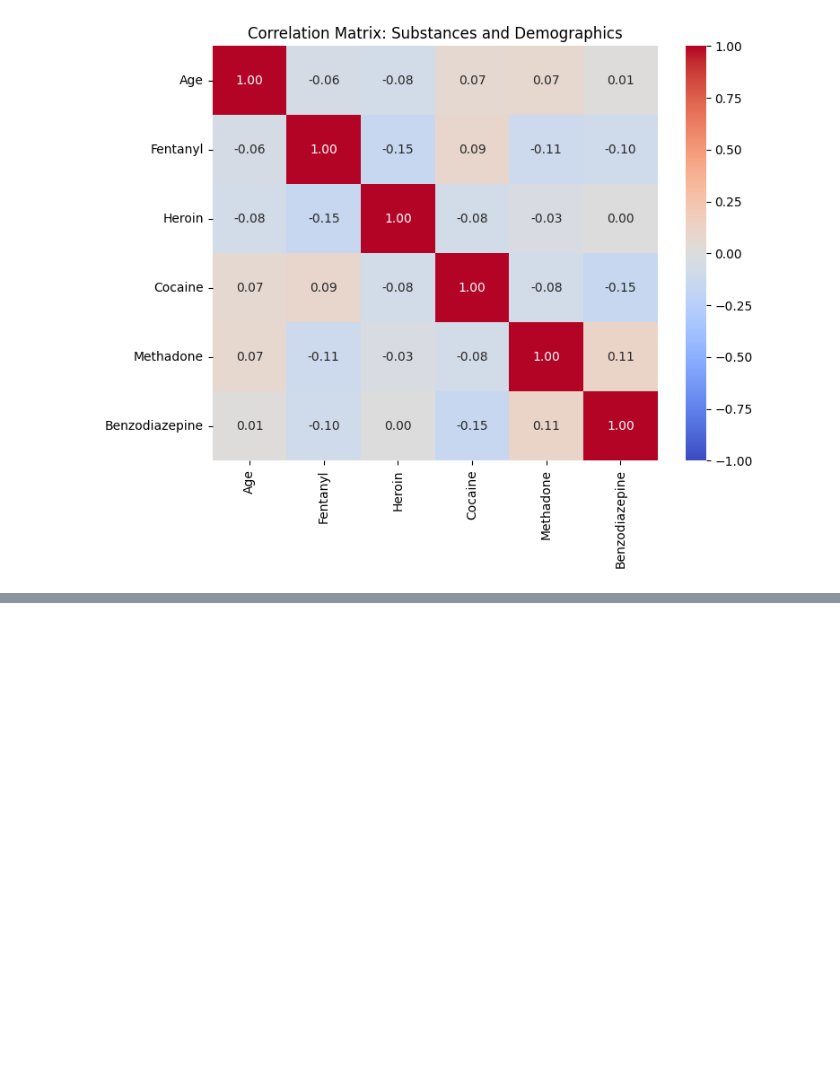
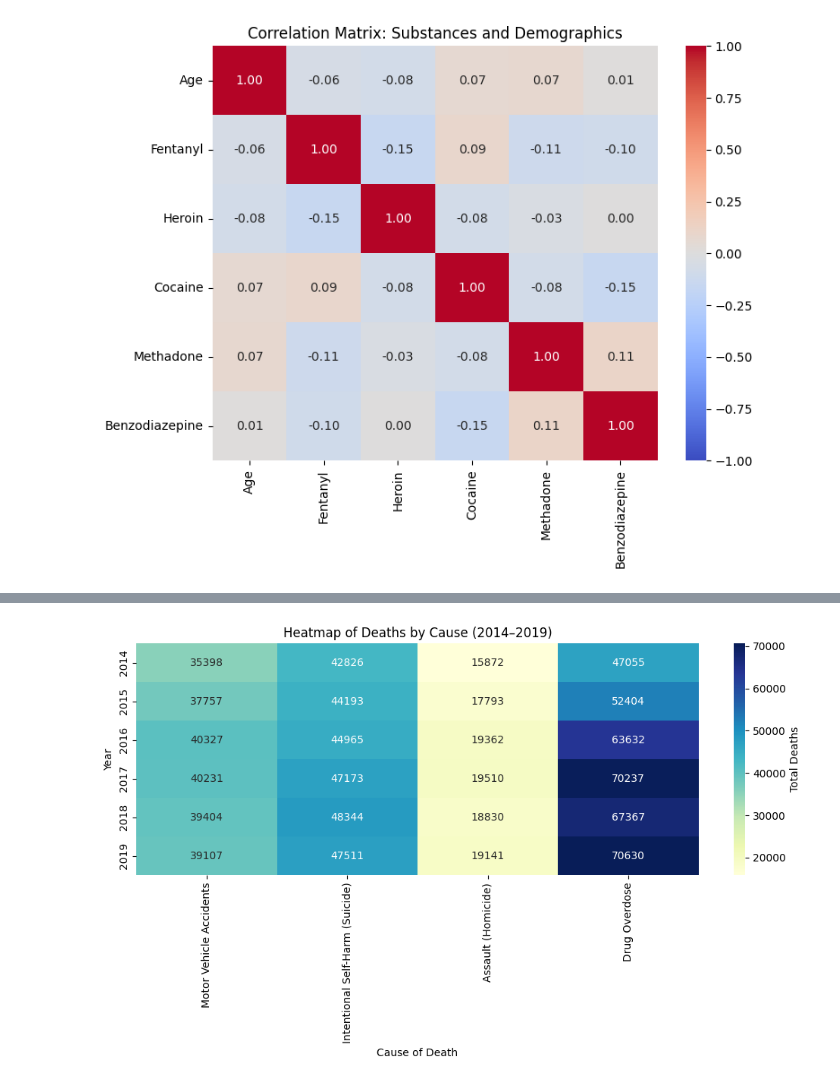
Before and after one commit to rictika/Drug_Analysis, a Jupyter notebook: Programming_for_data_science.ipynb, the cells around one changed output, grey strips where cells are left out. Drawn from its saved outputs; the diff is of its cells as text; code cells hidden in the pictures; blank space fills up the shorter version.

```diff
--- a/Programming_for_data_science.ipynb
+++ b/Programming_for_data_science.ipynb
@@ -179,0 +223,18 @@ plt.show()  # Display the chart
+# %%
+import pandas as pd
+import matplotlib.pyplot as plt
+
+# Load the dataset
+file_path = "/content/drive/MyDrive/Assighnemnt_1/Monthly_Counts_of_Deaths_by_Select_Causes__2014-2019.csv"
+df = pd.read_csv(file_path)
+
+# List of all relevant causes of death, with focus on specific causes
+causes = [
+    'Motor Vehicle Accidents',
+    'Intentional Self-Harm (Suicide)',
+    'Assault (Homicide)',
+    'Drug Overdose'
+]
+
+# Aggregate yearly totals for each cause of death
+yearly_deaths = df.groupby('Year')[causes].sum()
@@ -179,0 +249,19 @@ plt.show()  # Display the chart
+# %%
+import seaborn as sns
+import matplotlib.pyplot as plt
+
+# Create the heatmap with formatted annotations
+plt.figure(figsize=(10, 6))
+
+"""Initially when i was using heatmap i came accross an issue that is Python (and seaborn by default) might use scientific notation (e.g., 1e+05 for 100,000) when displaying numbers,
+ especially large ones. To solve this i used **fmt='g'** allows the number to be displayed fully, in regular integer or decimal format, instead of using scientific notation (like 1e+05 for 100,000).
+ **This helps improve readability when displaying data in heatmaps where it's crucial to view the exact values.**"""
+
+sns.heatmap(yearly_deaths, annot=True, fmt='g', cmap="YlGnBu", cbar_kws={'label': 'Total Deaths'})
+plt.xlabel('Cause of Death')
+plt.ylabel('Year')
+plt.title('Heatmap of Deaths by Cause (2014–2019)')
+plt.tight_layout()
+plt.show()
+# %% [output]
+[figure, added]
```
Also changed, not shown: parts of 3 cells of this notebook.
